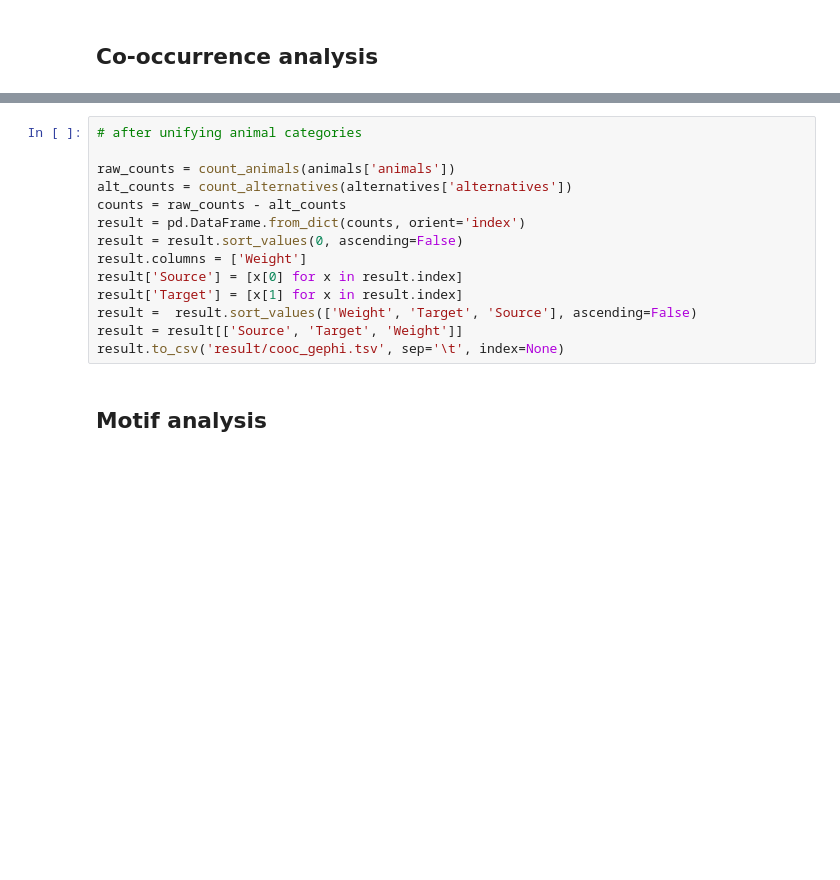
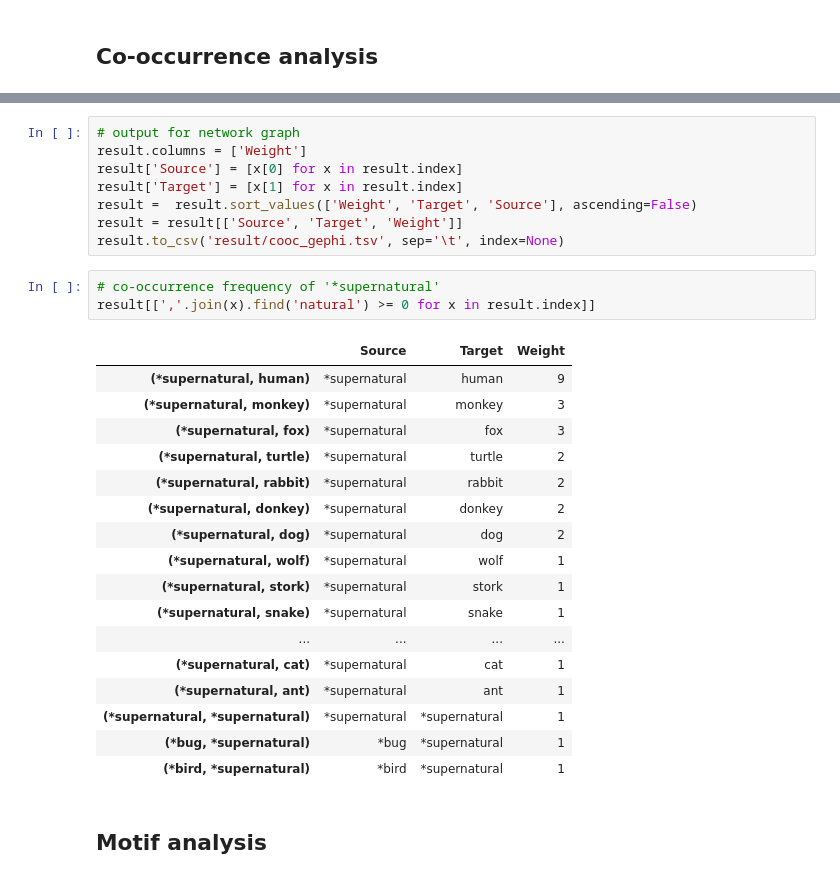
Before and after one commit to satocos135/animalfolktale-analysis, a Jupyter notebook: analysis.ipynb, the cells around one changed output, grey strips where cells are left out. Cells and saved outputs as stored; diff of their text form; blank space fills up the shorter version.

```diff
--- a/analysis.ipynb
+++ b/analysis.ipynb
@@ -133,17 +187,32 @@ result.sort_values(0, ascending=False)
 # %%
-# after unifying animal categories
-
-raw_counts = count_animals(animals['animals'])
-alt_counts = count_alternatives(alternatives['alternatives'])
-counts = raw_counts - alt_counts
-result = pd.DataFrame.from_dict(counts, orient='index')
-result = result.sort_values(0, ascending=False)
+# output for network graph
 result.columns = ['Weight']
 result['Source'] = [x[0] for x in result.index]
 result['Target'] = [x[1] for x in result.index]
 result =  result.sort_values(['Weight', 'Target', 'Source'], ascending=False)
 result = result[['Source', 'Target', 'Weight']]
 result.to_csv('result/cooc_gephi.tsv', sep='\t', index=None)
+# %%
+# co-occurrence frequency of '*supernatural'
+result[[','.join(x).find('natural') >= 0 for x in result.index]]
+# %% [output]
+|  | Source | Target | Weight |
+| (*supernatural, human) | *supernatural | human | 9 |
+| (*supernatural, monkey) | *supernatural | monkey | 3 |
+| (*supernatural, fox) | *supernatural | fox | 3 |
+| (*supernatural, turtle) | *supernatural | turtle | 2 |
+| (*supernatural, rabbit) | *supernatural | rabbit | 2 |
+| (*supernatural, donkey) | *supernatural | donkey | 2 |
+| (*supernatural, dog) | *supernatural | dog | 2 |
+| (*supernatural, wolf) | *supernatural | wolf | 1 |
+| (*supernatural, stork) | *supernatural | stork | 1 |
+| (*supernatural, snake) | *supernatural | snake | 1 |
+| ... | ... | ... | ... |
+| (*supernatural, cat) | *supernatural | cat | 1 |
+| (*supernatural, ant) | *supernatural | ant | 1 |
+| (*supernatural, *supernatural) | *supernatural | *supernatural | 1 |
+| (*bug, *supernatural) | *bug | *supernatural | 1 |
+| (*bird, *supernatural) | *bird | *supernatural | 1 |
 # %% [markdown]
 ## Motif analysis
 # %%
```
Also changed, not shown: parts of 20 cells of this notebook, 4 other files.
